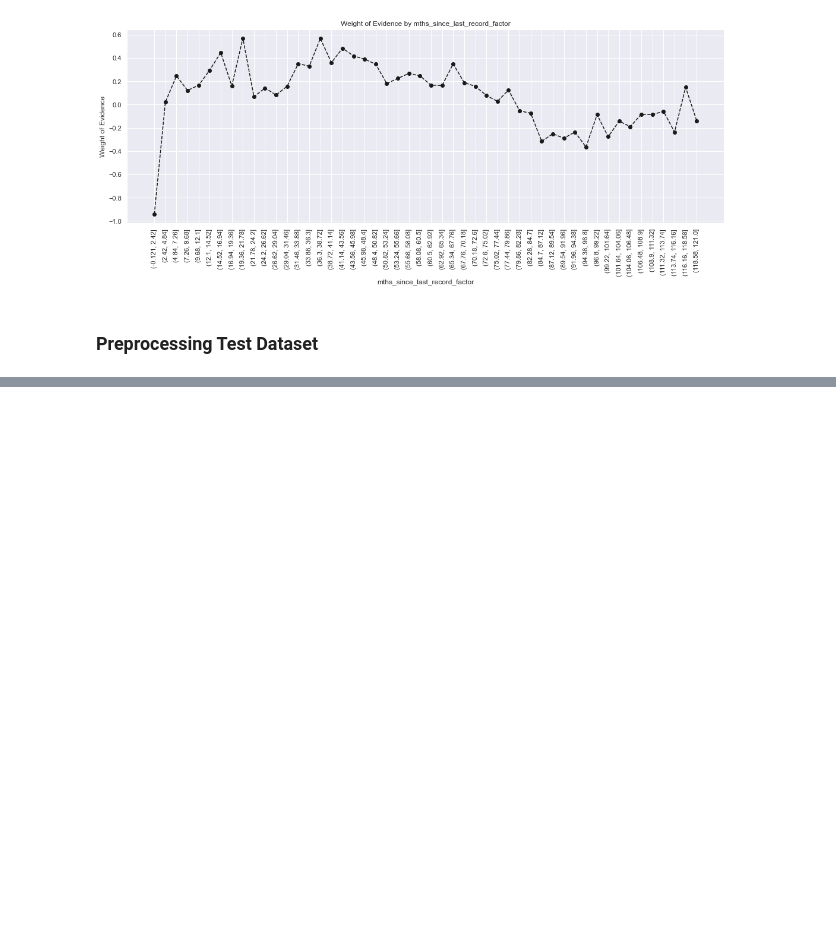
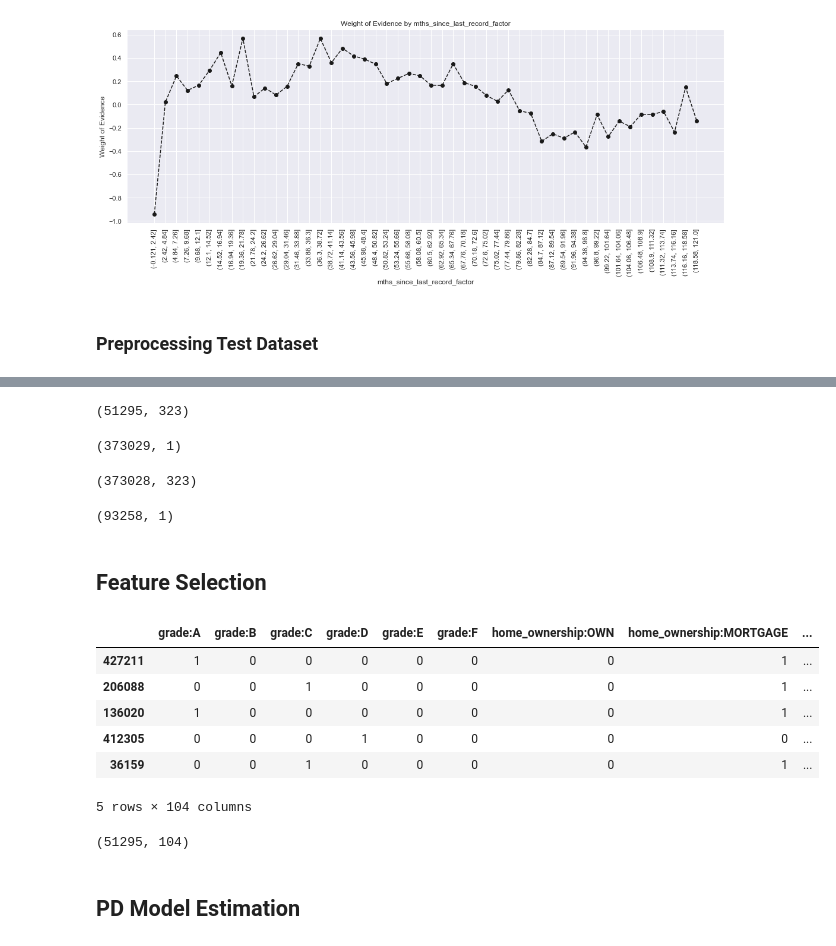
Before and after one commit to ychoi1001/Data-Science, a Jupyter notebook: credit_risk_modelling/credit risk modelling.ipynb, the cells around one changed output, grey strips where cells are left out. Drawn from its saved outputs; the diff is of its cells as text; code cells hidden in the pictures; blank space fills up the shorter version.

```diff
--- a/credit_risk_modelling/credit risk modelling.ipynb
+++ b/credit_risk_modelling/credit risk modelling.ipynb
@@ -1716,0 +1737,18 @@ df_target_test.to_csv('loan_data_targets_test.csv')
+# %%
+df_inputs_train.shape
+# %% [output]
+(51295, 323)
+# %%
+df_target_train.shape
+# %% [output]
+(373029, 1)
+# %%
+df_inputs_test.shape
+# %% [output]
+(373028, 323)
+# %%
+df_target_test.shape
+# %% [output]
+(93258, 1)
+# %% [markdown]
+## Feature Selection
@@ -1716,0 +1884,42 @@ df_target_test.to_csv('loan_data_targets_test.csv')
+# %%
+# Here we store the names of the reference category dummy variables in a list.
+ref_categories = ['grade:G',
+'home_ownership:RENT_OTHER_NONE_ANY',
+'addr_state:ND_NE_IA_NV_FL_HI_AL',
+'verification_status:Verified',
+'purpose:educ__sm_b__wedd__ren_en__mov__house',
+'initial_list_status:f',
+'term:60',
+'emp_length:0',
+'mths_since_issue_d:>84',
+'int_rate:>20.281',
+'mths_since_earliest_cr_line:<140',
+'delinq_2yrs:>=4',
+'inq_last_6mths:>6',
+'open_acc:0',
+'pub_rec:0-2',
+'total_acc:<=27',
+'acc_now_delinq:0',
+'total_rev_hi_lim:<=5K',
+'annual_inc:<20K',
+'dti:>35',
+'mths_since_last_delinq:0-3',
+'mths_since_last_record:0-2']
+# %%
+inputs_train = inputs_train_with_ref_cat.drop(ref_categories, axis = 1)
+# From the dataframe with input variables, we drop the variables with variable names in the list with reference categories.
+inputs_train.head()
+# %% [output]
+|  | grade:A | grade:B | grade:C | grade:D | grade:E | grade:F | home_ownership:OWN | home_ownership:MORTGAGE | ... |
+| 427211 | 1 | 0 | 0 | 0 | 0 | 0 | 0 | 1 | ... |
+| 206088 | 0 | 0 | 1 | 0 | 0 | 0 | 0 | 1 | ... |
+| 136020 | 1 | 0 | 0 | 0 | 0 | 0 | 0 | 1 | ... |
+| 412305 | 0 | 0 | 0 | 1 | 0 | 0 | 0 | 0 | ... |
+| 36159 | 0 | 0 | 1 | 0 | 0 | 0 | 0 | 1 | ... |
+5 rows × 104 columns
+# %%
+df_target_train.shape
+# %% [output]
+(51295, 104)
+# %% [markdown]
+## PD Model Estimation
```
Also changed, not shown: parts of 8 cells of this notebook.
